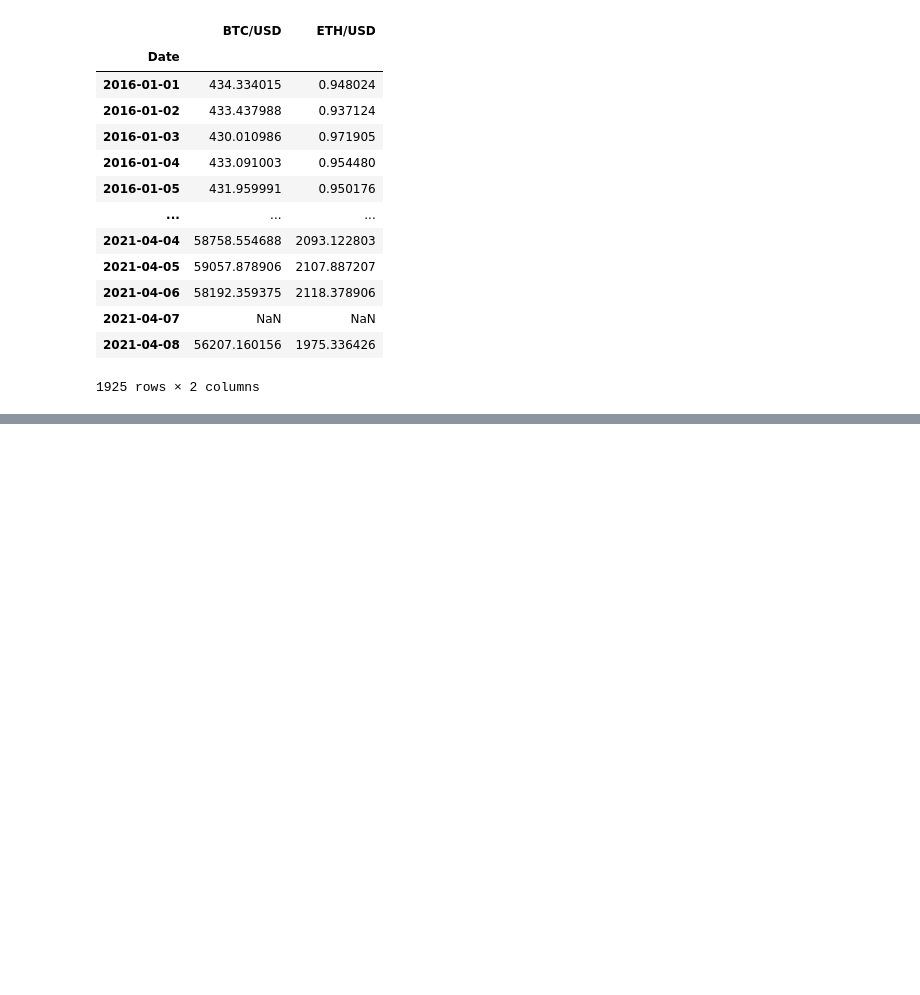
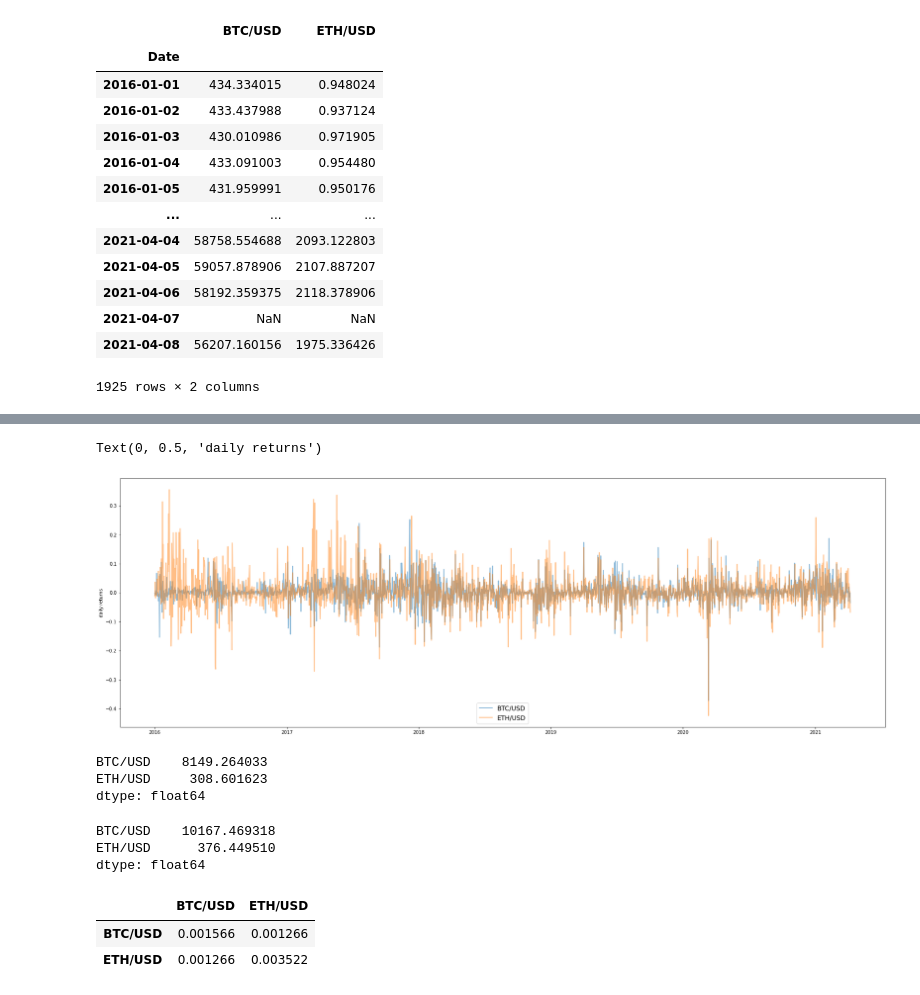
Before and after one commit to sreenivaskalva-2021/MonashFintech2021Project1, a Jupyter notebook: Base_Script.ipynb, the cells around one changed output, grey strips where cells are left out. Cells and saved outputs as stored; diff of their text form; code cells hidden in the pictures; blank space fills up the shorter version.

```diff
--- a/Base_Script.ipynb
+++ b/Base_Script.ipynb
@@ -1012,0 +1028,33 @@ crypto_returns
+# %%
+plt.figure(figsize=(30, 10))
+for i in crypto_returns.columns.values:
+    plt.plot(crypto_returns.index, crypto_returns[i], lw=2, alpha=0.5,label=i)
+plt.legend(loc='lower center', fontsize=14)
+plt.ylabel('daily returns')
+# %% [output]
+Text(0, 0.5, 'daily returns')
+[figure, added]
+# %%
+#Calculate means
+crypto_means = crypto_df.mean()
+crypto_means
+# %% [output]
+BTC/USD    8149.264033
+ETH/USD     308.601623
+dtype: float64
+# %%
+#Calculate Standard Deviation
+crypto_std = crypto_df.std()
+crypto_std
+# %% [output]
+BTC/USD    10167.469318
+ETH/USD      376.449510
+dtype: float64
+# %%
+#Calculate Covariance Matrix
+crypto_cov_matrix = crypto_returns.cov()
+crypto_cov_matrix
+# %% [output]
+|  | BTC/USD | ETH/USD |
+| BTC/USD | 0.001566 | 0.001266 |
+| ETH/USD | 0.001266 | 0.003522 |
```
Also changed, not shown: parts of 7 cells of this notebook.
